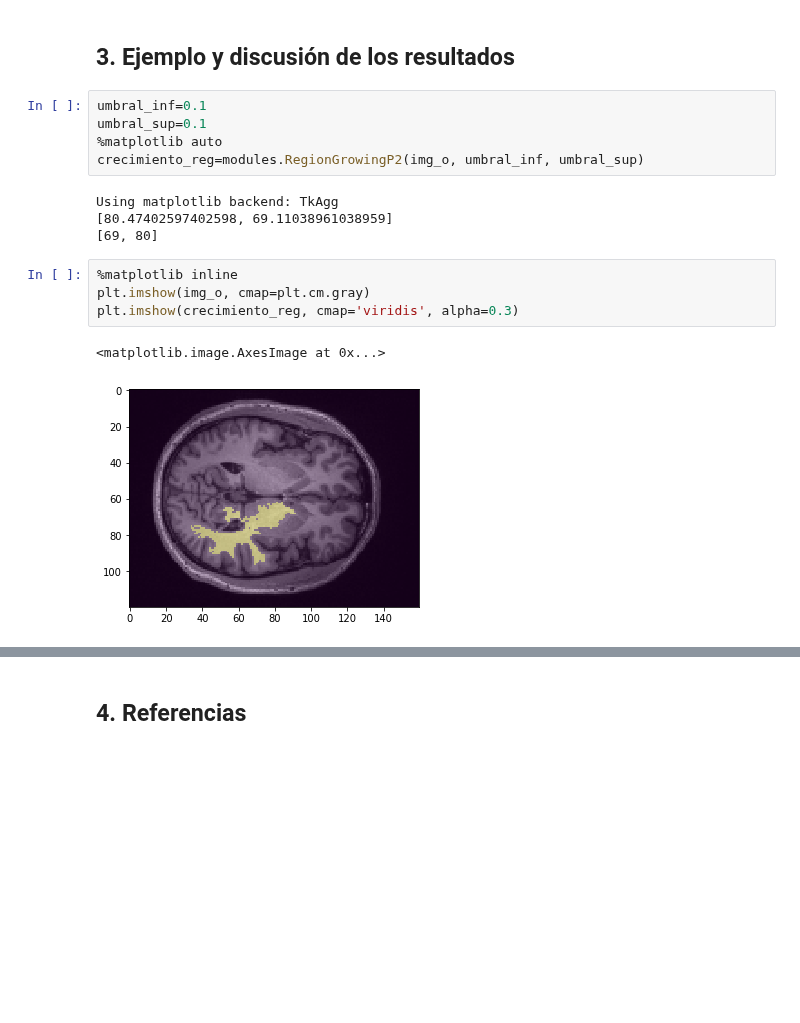
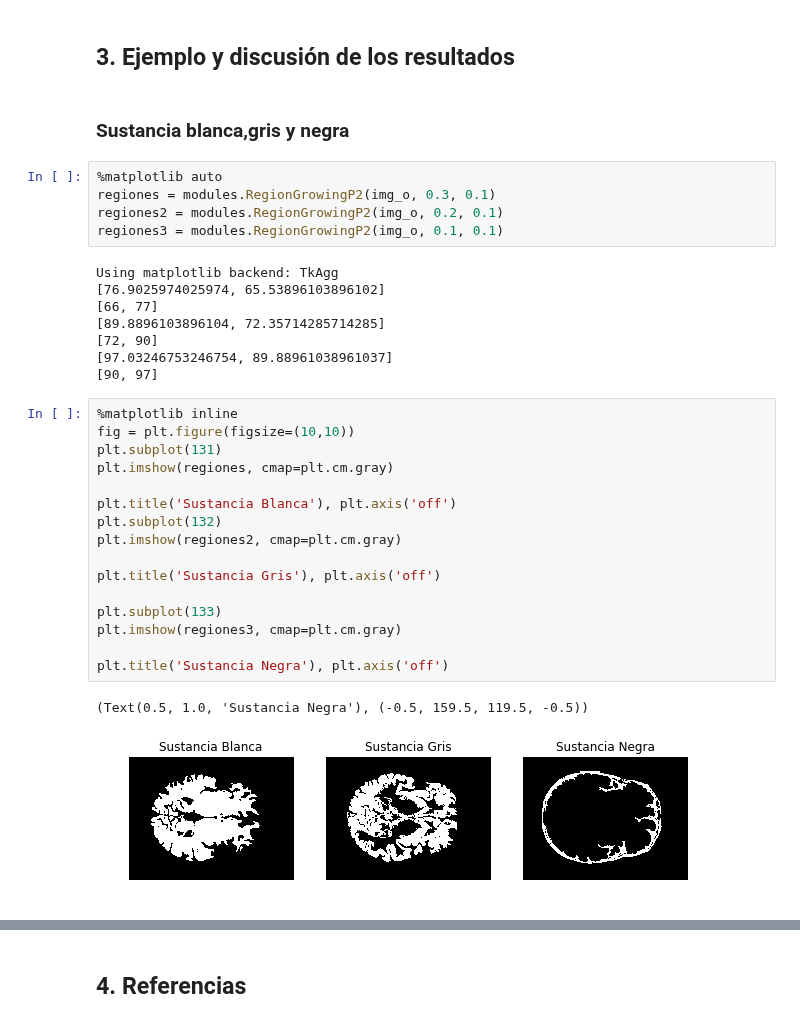
Before and after one commit to Mariaprddz/Analisis, a Jupyter notebook: Analisis/Practica2/Crecimiento_regiones.ipynb, the cells around one changed output, grey strips where cells are left out. Saved outputs shown, nothing was run; the diff lists cells and outputs as text; blank space fills up the shorter version.

```diff
--- a/Analisis/Practica2/Crecimiento_regiones.ipynb
+++ b/Analisis/Practica2/Crecimiento_regiones.ipynb
@@ -102,18 +110,36 @@ Una vez marcada la semilla, nos interesa recorrer los puntos de alrededor de la
 # %% [markdown]
 ## 3. Ejemplo y discusión de los resultados
-# %%
-umbral_inf=0.1
-umbral_sup=0.1
-%matplotlib auto
-crecimiento_reg=modules.RegionGrowingP2(img_o, umbral_inf, umbral_sup)
-# %% [output]
-Using matplotlib backend: TkAgg
-[80.47402597402598, 69.11038961038959]
-[69, 80]
-# %%
-%matplotlib inline
-plt.imshow(img_o, cmap=plt.cm.gray)
-plt.imshow(crecimiento_reg, cmap='viridis', alpha=0.3)
-# %% [output]
-<matplotlib.image.AxesImage at 0x...>
-[figure, removed]
+# %% [markdown]
+### Sustancia blanca,gris y negra
+# %%
+%matplotlib auto
+regiones = modules.RegionGrowingP2(img_o, 0.3, 0.1)
+regiones2 = modules.RegionGrowingP2(img_o, 0.2, 0.1)
+regiones3 = modules.RegionGrowingP2(img_o, 0.1, 0.1)
+# %% [output]
+Using matplotlib backend: TkAgg
+[76.9025974025974, 65.53896103896102]
+[66, 77]
+[89.8896103896104, 72.35714285714285]
+[72, 90]
+[97.03246753246754, 89.88961038961037]
+[90, 97]
+# %%
+%matplotlib inline
+fig = plt.figure(figsize=(10,10))
+plt.subplot(131)
+plt.imshow(regiones, cmap=plt.cm.gray)
+
+plt.title('Sustancia Blanca'), plt.axis('off')
+plt.subplot(132)
+plt.imshow(regiones2, cmap=plt.cm.gray)
+
+plt.title('Sustancia Gris'), plt.axis('off')
+
+plt.subplot(133)
+plt.imshow(regiones3, cmap=plt.cm.gray)
+
+plt.title('Sustancia Negra'), plt.axis('off')
+# %% [output]
+(Text(0.5, 1.0, 'Sustancia Negra'), (-0.5, 159.5, 119.5, -0.5))
+[figure, added]
```
Also changed, not shown: parts of 4 cells of this notebook.
